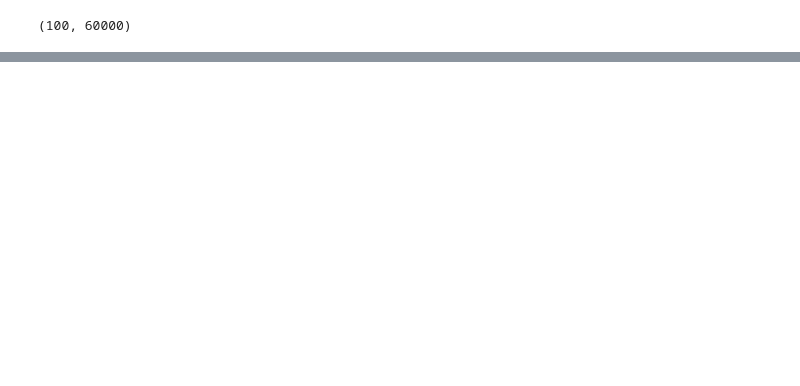
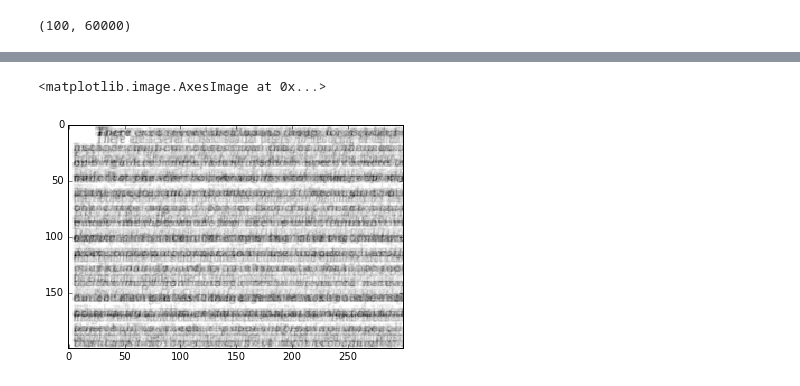
Before and after one commit to stimuli93/Denoising-Auto-Encoder, a Jupyter notebook: Simple-AutoEncoder.ipynb, the cells around one changed output, grey strips where cells are left out. Saved outputs shown, nothing was run; the diff lists cells and outputs as text; code cells hidden in the pictures; blank space fills up the shorter version.

```diff
--- a/Simple-AutoEncoder.ipynb
+++ b/Simple-AutoEncoder.ipynb
@@ -107,0 +156,4 @@ print(sess.run(y_pred,feed_dict={x:X_train,y:y_train}))
+# %%
+y_pred0 = model.predict(X_train[:1])
+# %%
+y_pred0 = y_pred0.reshape([200,300])
@@ -107,0 +165,5 @@ print(sess.run(y_pred,feed_dict={x:X_train,y:y_train}))
+# %%
+plt.imshow(y_pred0*255.0, cmap='gray', interpolation='nearest')
+# %% [output]
+<matplotlib.image.AxesImage at 0x...>
+[figure, added]
```
Also changed, not shown: parts of 27 cells of this notebook.
